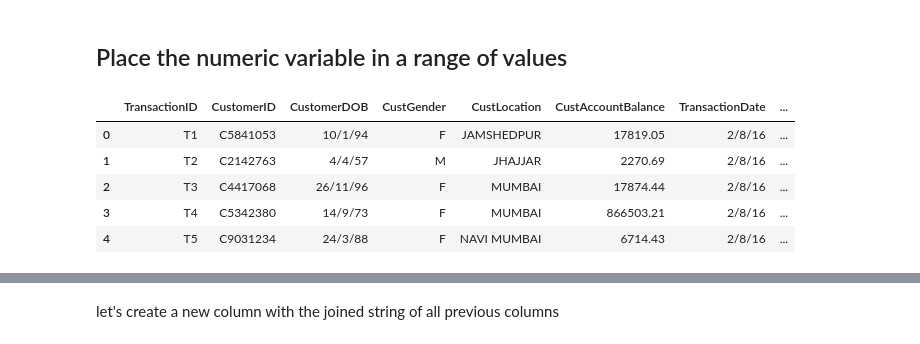
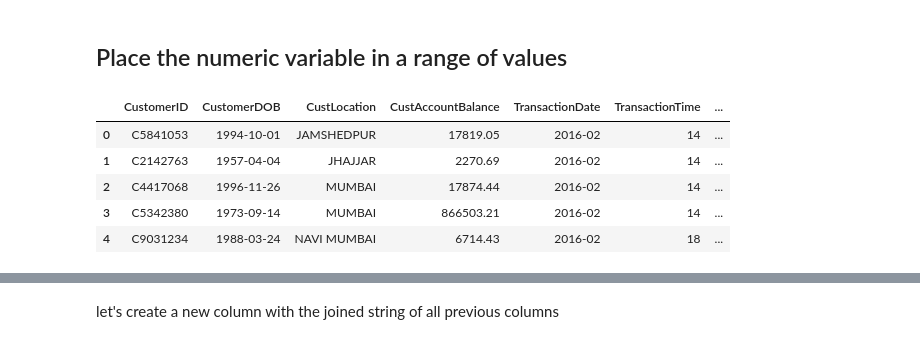
Before and after one commit to MRampo/ADM-HW4, a Jupyter notebook: Ex1.ipynb, the cells around one changed output, grey strips where cells are left out. Cells and saved outputs as stored; diff of their text form; code cells hidden in the pictures.

```diff
--- a/Ex1.ipynb
+++ b/Ex1.ipynb
@@ -54,4 +79,4 @@ data.CustomerDOB = pd.to_datetime(data.CustomerDOB).dt.to_period('M')
-# %%
-data.TransactionDate = pd.to_datetime(data.TransactionDate).dt.to_period('M')
 # %%
-data = data.iloc[:, 2:]
+data2 = data.iloc[:, 1:]
+# %%
+data2.drop(['CustGender'], axis = 1, inplace=True)
@@ -58,5 +92,5 @@ data = data.iloc[:, 2:]
 # %% [markdown]
 ## Place the numeric variable in a range of values
 # %%
-data.rename(columns = {"TransactionAmount (INR)": "TransactionAmount_INR"}, inplace = True)
+data2.rename(columns = {"TransactionAmount (INR)": "TransactionAmount_INR"}, inplace = True)
 # %%
@@ -65,10 +99,10 @@ n2 = data.TransactionAmount_INR.max()/100
 # %%
-data.head()
+data2.head()
 # %% [output]
-|  | TransactionID | CustomerID | CustomerDOB | CustGender | CustLocation | CustAccountBalance | TransactionDate | ... |
-| 0 | T1 | C5841053 | 10/1/94 | F | JAMSHEDPUR | 17819.05 | 2/8/16 | ... |
-| 1 | T2 | C2142763 | 4/4/57 | M | JHAJJAR | 2270.69 | 2/8/16 | ... |
-| 2 | T3 | C4417068 | 26/11/96 | F | MUMBAI | 17874.44 | 2/8/16 | ... |
-| 3 | T4 | C5342380 | 14/9/73 | F | MUMBAI | 866503.21 | 2/8/16 | ... |
-| 4 | T5 | C9031234 | 24/3/88 | F | NAVI MUMBAI | 6714.43 | 2/8/16 | ... |
+|  | CustomerID | CustomerDOB | CustLocation | CustAccountBalance | TransactionDate | TransactionTime | ... |
+| 0 | C5841053 | 1994-10-01 | JAMSHEDPUR | 17819.05 | 2016-02 | 14 | ... |
+| 1 | C2142763 | 1957-04-04 | JHAJJAR | 2270.69 | 2016-02 | 14 | ... |
+| 2 | C4417068 | 1996-11-26 | MUMBAI | 17874.44 | 2016-02 | 14 | ... |
+| 3 | C5342380 | 1973-09-14 | MUMBAI | 866503.21 | 2016-02 | 14 | ... |
+| 4 | C9031234 | 1988-03-24 | NAVI MUMBAI | 6714.43 | 2016-02 | 18 | ... |
 # %%
```
Also changed, not shown: parts of 69 cells of this notebook.
